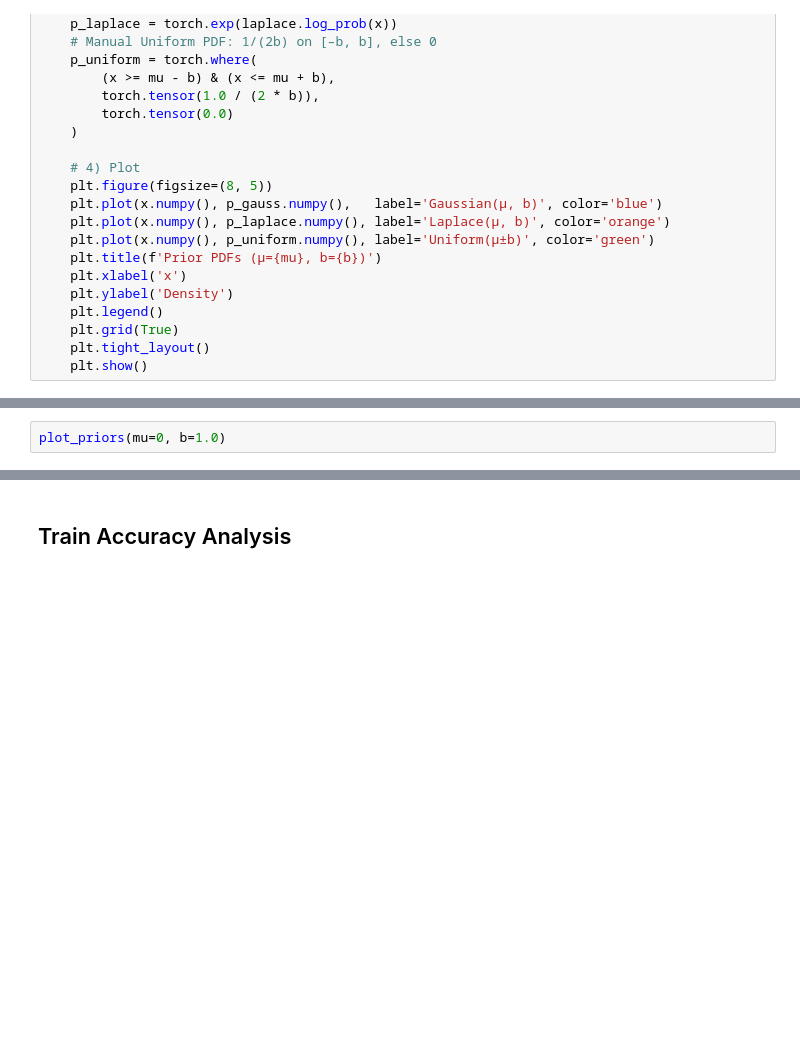
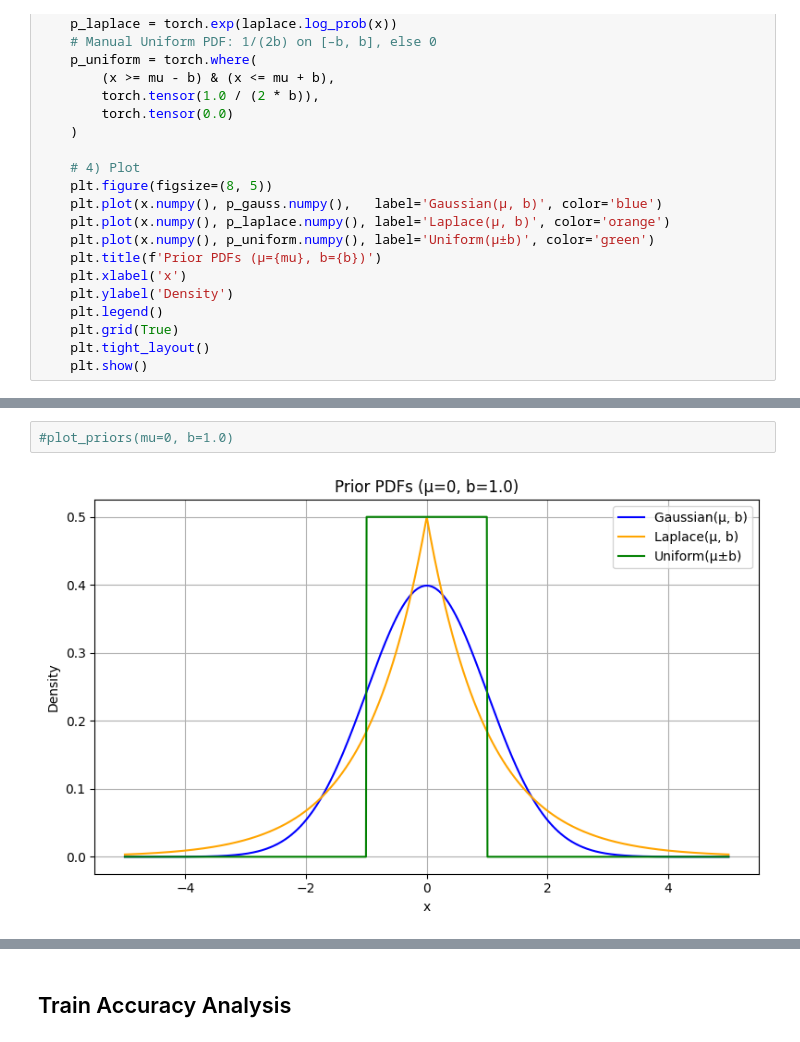
Before and after one commit to putawararevalda/bnnexperimentation, a Jupyter notebook: shipsnet_train_analysis_new_uniform.ipynb, the cells around one changed output, grey strips where cells are left out. Saved outputs shown, nothing was run; the diff lists cells and outputs as text; blank space fills up the shorter version.

```diff
--- a/shipsnet_train_analysis_new_uniform.ipynb
+++ b/shipsnet_train_analysis_new_uniform.ipynb
@@ -122,3 +123,5 @@ plot_priors(mu=0, b=10.0)
 # %%
-plot_priors(mu=0, b=1.0)
+#plot_priors(mu=0, b=1.0)
+# %% [output]
+[figure, added]
 # %%
```
Also changed, not shown: parts of 24 cells of this notebook, 6 other files.
